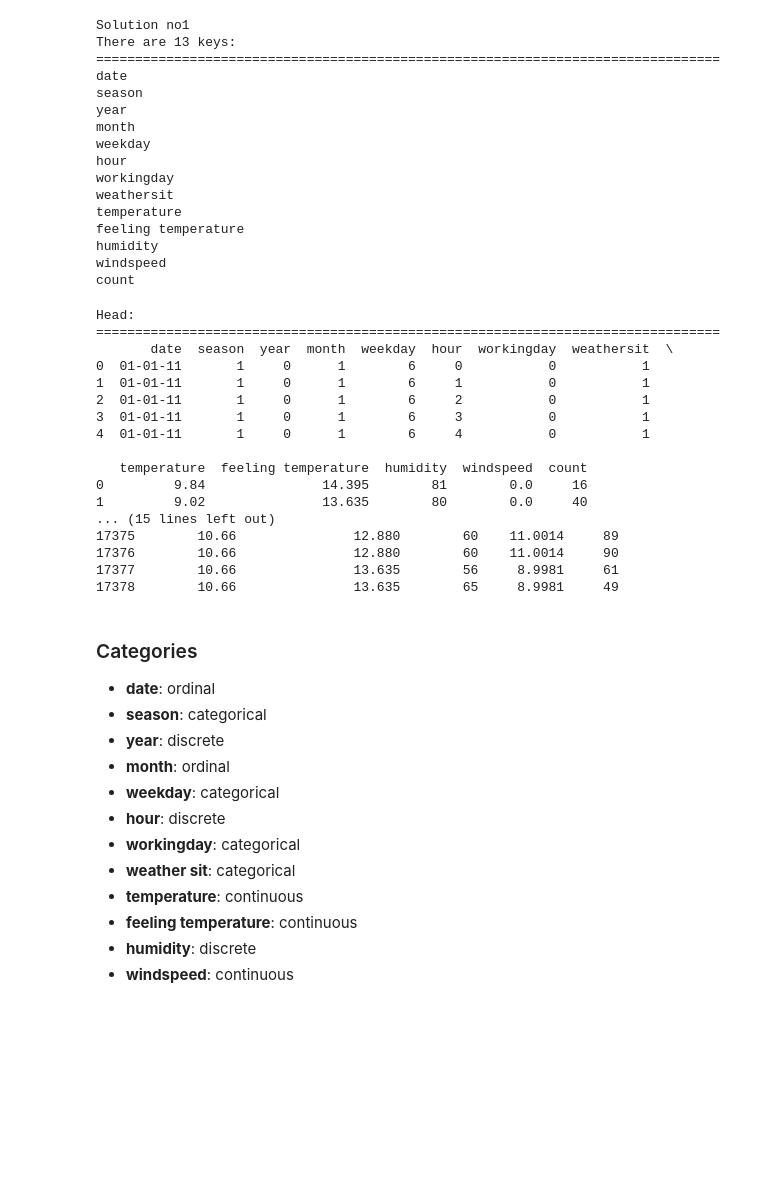
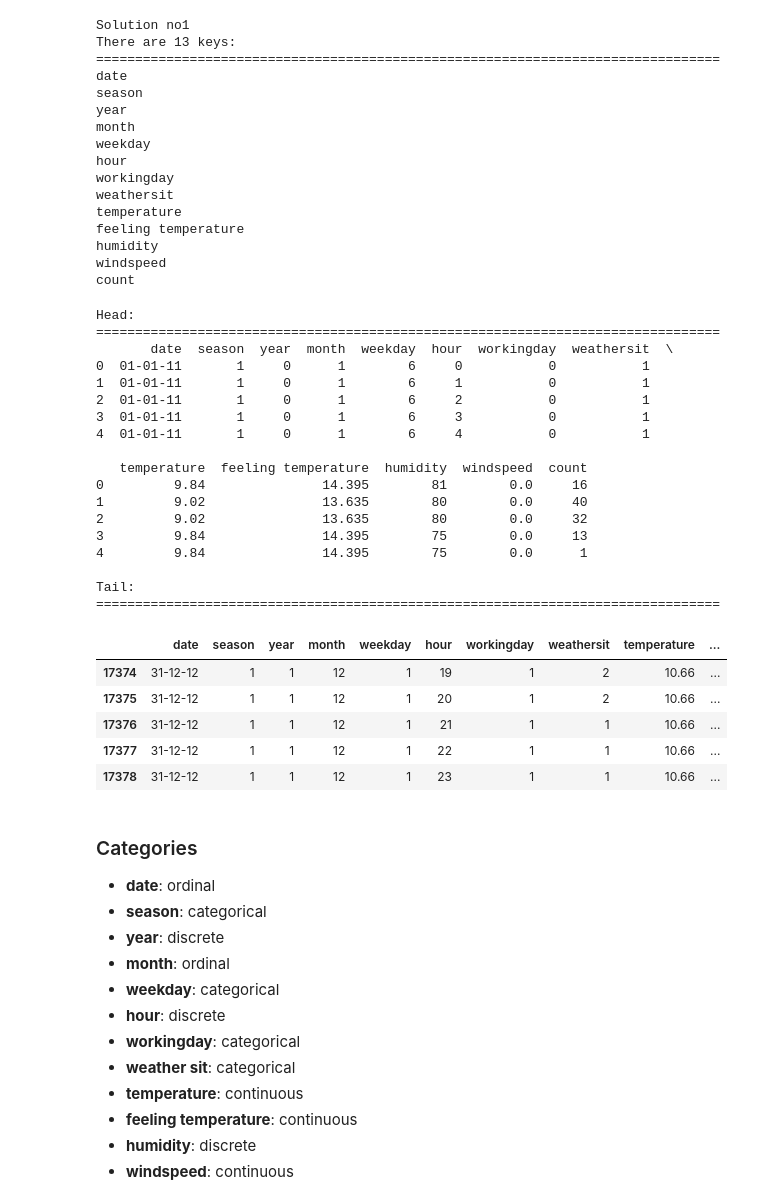
Before and after one commit to felixleopold/Frequentist-Statistics, a Jupyter notebook: FS_Assignment1/Assignment1.ipynb, the cells around one changed output. Cells and saved outputs as stored; diff of their text form; code cells hidden in the pictures; blank space fills up the shorter version.

Commit message:
Fixed head tail representation

```diff
--- a/FS_Assignment1/Assignment1.ipynb
+++ b/FS_Assignment1/Assignment1.ipynb
@@ -59,29 +59,37 @@ count
 # %%
 print("Head:")
 print("="*80)
-print(raw_data.head(), "\n")
+raw_data.head()
+print("\n")
 
 print("Tail:")
 print("="*80)
-print(raw_data.tail())
+raw_data.tail()
 # %% [output]
 Head:
 ================================================================================
        date  season  year  month  weekday  hour  workingday  weathersit  \
 0  01-01-11       1     0      1        6     0           0           1
 1  01-01-11       1     0      1        6     1           0           1
 2  01-01-11       1     0      1        6     2           0           1
 3  01-01-11       1     0      1        6     3           0           1
 4  01-01-11       1     0      1        6     4           0           1
 
    temperature  feeling temperature  humidity  windspeed  count
 0         9.84               14.395        81        0.0     16
 1         9.02               13.635        80        0.0     40
-... (15 lines left out)
-17375        10.66               12.880        60    11.0014     89
-17376        10.66               12.880        60    11.0014     90
-17377        10.66               13.635        56     8.9981     61
-17378        10.66               13.635        65     8.9981     49
+2         9.02               13.635        80        0.0     32
+3         9.84               14.395        75        0.0     13
+4         9.84               14.395        75        0.0      1
+
+Tail:
+================================================================================
+|  | date | season | year | month | weekday | hour | workingday | weathersit | temperature | ... |
+| 17374 | 31-12-12 | 1 | 1 | 12 | 1 | 19 | 1 | 2 | 10.66 | ... |
+| 17375 | 31-12-12 | 1 | 1 | 12 | 1 | 20 | 1 | 2 | 10.66 | ... |
+| 17376 | 31-12-12 | 1 | 1 | 12 | 1 | 21 | 1 | 1 | 10.66 | ... |
+| 17377 | 31-12-12 | 1 | 1 | 12 | 1 | 22 | 1 | 1 | 10.66 | ... |
+| 17378 | 31-12-12 | 1 | 1 | 12 | 1 | 23 | 1 | 1 | 10.66 | ... |
 # %% [markdown]
 ### Categories
 
```
